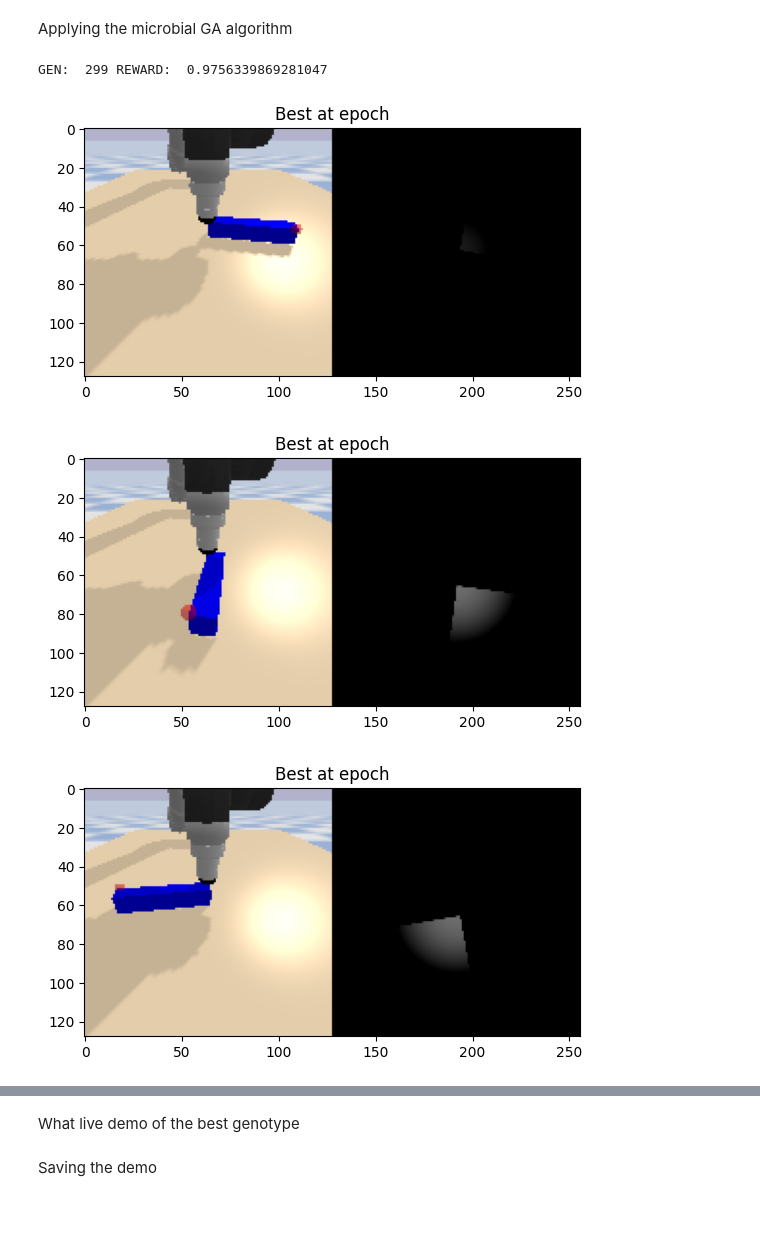
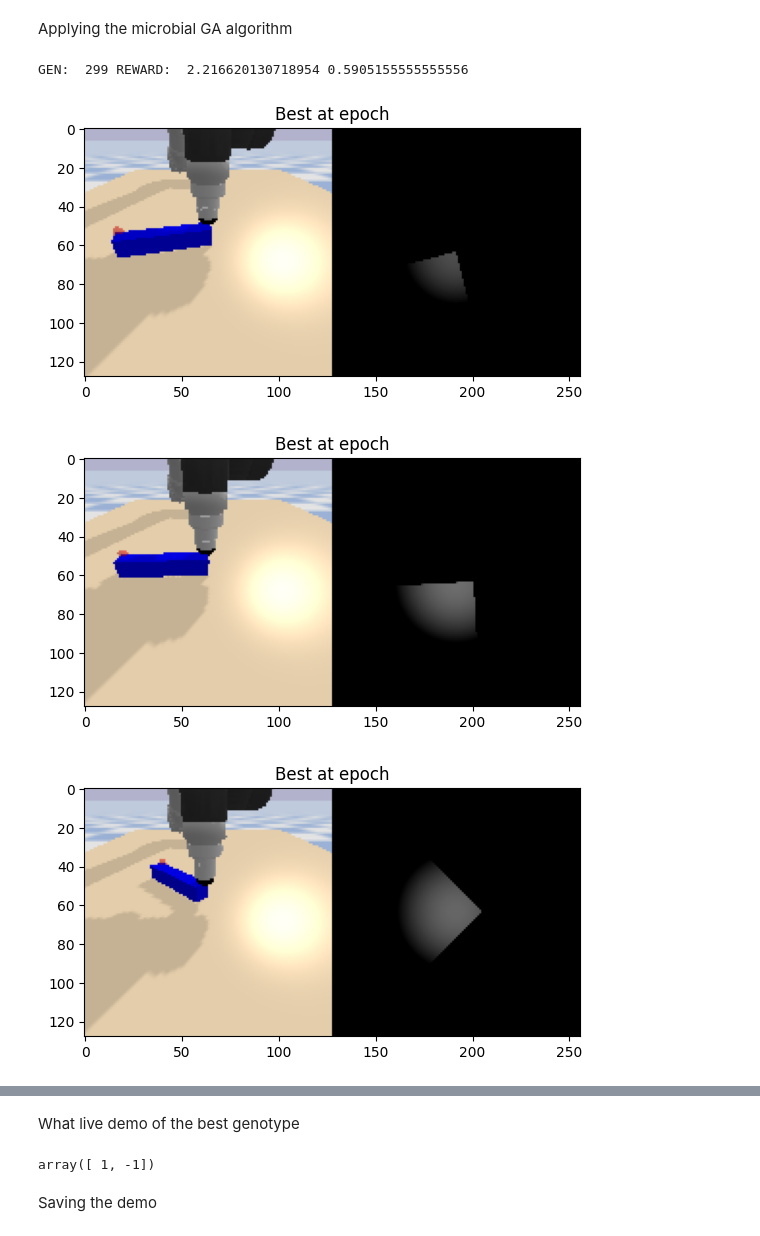
Before and after one commit to shepai/Chaos-Robotics, a Jupyter notebook: Bio-inspired sensors/Sim/gym_test.ipynb, the cells around one changed output, grey strips where cells are left out. Drawn from its saved outputs; the diff is of its cells as text; code cells hidden in the pictures.

```diff
--- a/Bio-inspired sensors/Sim/gym_test.ipynb
+++ b/Bio-inspired sensors/Sim/gym_test.ipynb
@@ -202,7 +201,8 @@ class Agent_Conv2D:
 # %% [markdown]
 create an agent and population of genes
 # %%
-sensor=Agent_Conv2D(10*10,[100,60,30],2)
+DIM=50
+sensor=Agent_Conv2D(DIM*DIM,[100,60,30],8)
 size=sensor.num_genes
 def gen_population(pop_size=25):
     population=np.random.normal(0,3,(pop_size,size))
@@ -220,21 +220,22 @@ Fitness function and mutation of genes
 # %%
 MASTER = cv2.imread("/its/home/drs25/Pictures/good.png")
 MASTER = cv2.cvtColor(MASTER, cv2.COLOR_BGR2GRAY)
-MASTER = cv2.resize(MASTER, dsize=(10,10), interpolation=cv2.INTER_AREA) #rescale
+MASTER = cv2.resize(MASTER, dsize=(DIM,DIM), interpolation=cv2.INTER_AREA) #rescale
 
 def get_similarity(img1,img2):
     diff = cv2.absdiff(img1, img2)
-    return 1 - np.sum(diff)/(10*10*255)
+    return 1 - np.sum(diff)/(DIM*DIM*255)
 
 def new_fitness(tactile):
+    if np.sum(tactile)==0: return 0
     return get_similarity(MASTER,tactile)
 
 def fitness(tactile):
     #lets say we want to maximize the lighter pixels
     all=np.sum(tactile)
-    all=(all/255)/(50*50)
+    all=(all)/(DIM*DIM*255)
     return all
-def mutation(gene, mean=0, std=0.5,size=100):
+def mutation(gene, mean=0, std=0.5,size=400):
     assert size<len(gene)
     n=rnd.randint(0,len(gene)-size-1)
     array=np.random.normal(mean,std,size=size)
@@ -254,14 +255,14 @@ show what agent sees
 # %%
 o, r, d, ep_ret, ep_len = env.reset(), 0, False, 0, 0
 tactile_input=np.reshape(o['tactile'],(128,128))
-tactile_input=cv2.resize(tactile_input, dsize=(10,10), interpolation=cv2.INTER_AREA) #rescale
+tactile_input=cv2.resize(tactile_input, dsize=(DIM,DIM), interpolation=cv2.INTER_AREA) #rescale
 
 plt.title("Reduction")
 plt.imshow(tactile_input)
 plt.show()
 
 img1 = cv2.imread("/its/home/drs25/Pictures/good.png")
-img1 = cv2.resize(img1, dsize=(10,10), interpolation=cv2.INTER_AREA) #rescale
+img1 = cv2.resize(img1, dsize=(DIM,DIM), interpolation=cv2.INTER_AREA) #rescale
 
 plt.title("Reduction")
 plt.imshow(MASTER)
@@ -275,7 +276,7 @@ print(new_fitness(MASTER),new_fitness(tactile_input))
 # %% [markdown]
 Applying the microbial GA algorithm
 # %%
-def run_trial(gene,max_t,save=None):
+def run_trial(sensor,gene,max_t,save=None):
     dt=0.1
     t=0
     done=False
@@ -285,28 +286,32 @@ def run_trial(gene,max_t,save=None):
     sensor.set_genes(gene) #set the gene of the robot
     while not done and t<=max_t: #loop till sturdy or out of time
         tactile_input=np.reshape(o['tactile'],(128,128))
-        tactile_input=cv2.resize(tactile_input, dsize=(10,10), interpolation=cv2.INTER_AREA) #rescale
-        a=torch.sin(sensor.forward(tactile_input))[0] #push through tactile input into agent
+        tactile_input=cv2.resize(tactile_input, dsize=(DIM,DIM), interpolation=cv2.INTER_AREA) #rescale
+        a=sensor.get_action(tactile_input) #push through tactile input into agent
         # step the environment
         o, r, d, info = env.step(a) #step through environment
         #print(a,env.action_space.sample())
-        fit=new_fitness(tactile_input)
-        r_sum +=fit
-        if fit>=0.5: done=True #if it is sturdy
+        fit=fitness(tactile_input)
+        if fit==0:
+            r_sum=0
+            done=True #end if lost
+        r_sum +=fit*(2**round(t)) #the reward becomes more important over time
+        #if fit>=0.5: done=True #if it is sturdy
         t+=dt #increase by timestep
         if save!=None: save.append(env.render())
     return r_sum, env.render() #we care about the last fitnesses as it should be sturdy
 
-def run_microbial(population,generations): #microbial algorithm trial
+def run_microbial(sensor,population,generations): #microbial algorithm trial
     fitnesses=[0]
     rendered=[]
     bestInd=-1
     r1=None
     r2=None
+    f1=0
     try:
         for i in range(generations):
             clear_output()
-            print("GEN: ",i,"REWARD: ",fitnesses[-1])
+            print("GEN: ",i,"REWARD: ",fitnesses[-1],str(f1/3))
             #select neighbouring genes
             ind_1 = rnd.randint(0,len(population)-1)
             ind_2=ind_1+1
@@ -318,13 +323,13 @@ def run_microbial(population,generations): #microbial algorithm trial
             f1=0
             r=None
             for i in range(3): #run 3 trials to make sure there is no fluke
-                f,r=run_trial(gene1,3)
+                f,r=run_trial(sensor,gene1,3)
                 if f>f1/(i+1): r1=copy.deepcopy(r)
                 f1+=f
             fit1=f1/3 #get average performance
             f2=0
             for i in range(3): #run 3 trials for fluke
-                f,r=run_trial(gene2,3)
+                f,r=run_trial(sensor,gene2,3)
                 if f>f2/(i+1): r2=copy.deepcopy(r)
                 f2+=f
             fit2=f2/3
@@ -348,17 +353,17 @@ def run_microbial(population,generations): #microbial algorithm trial
     return fitnesses, rendered, bestInd
 GENERATIONS=300
 pop=gen_population()
-f,r,ind=run_microbial(pop,GENERATIONS)
+f,r,ind=run_microbial(sensor,pop,GENERATIONS)
 # %% [output]
-GEN:  299 REWARD:  0.9756339869281047
+GEN:  299 REWARD:  2.216620130718954 0.5905155555555556
 # %%
 
 #print(len(r),r)
-for i in range(len(r)):
+for i in range(0,len(r),1 if len(r) < 10 else int(len(r)/10)):
     plt.title("Best at epoch")
     plt.imshow(r[i])
     plt.show()
 # %% [output]
-[figure, old version]
+[figure, new version]
-[figure, old version]
+[figure, new version]
-[figure, old version]
+[figure, new version]
@@ -382,3 +389,12 @@ f,r=run_trial(pop[best_ind],10,save=arr)
+# %%
+o, r, d, info = env.step(np.array([0,0])) #step through environment
+tactile = o['tactile']
+if np.sum(tactile)==0: print("blank")
+sensor.set_genes(population[0])
+a=sensor.get_action(tactile_input) #push through tactile input into agent
+a
+# %% [output]
+array([ 1, -1])
 # %% [markdown]
 Saving the demo
 # %%
```
Also changed, not shown: parts of 7 cells of this notebook.
